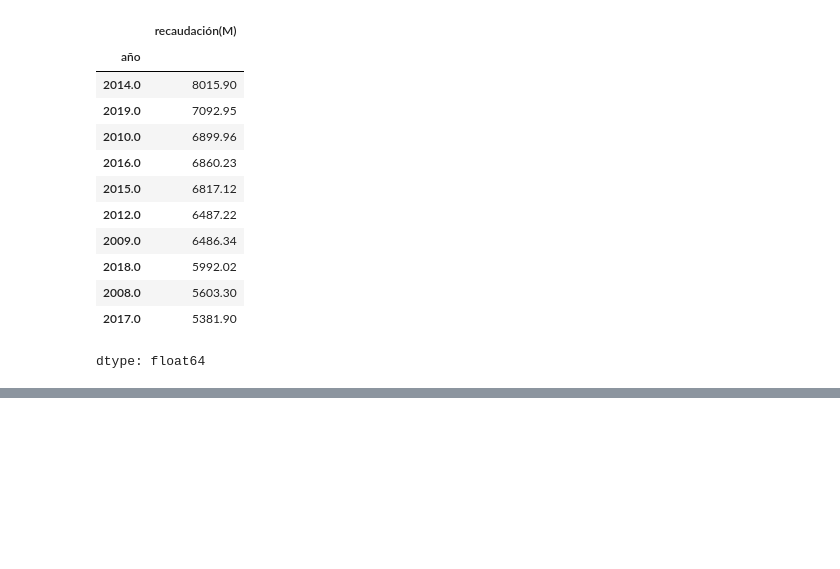
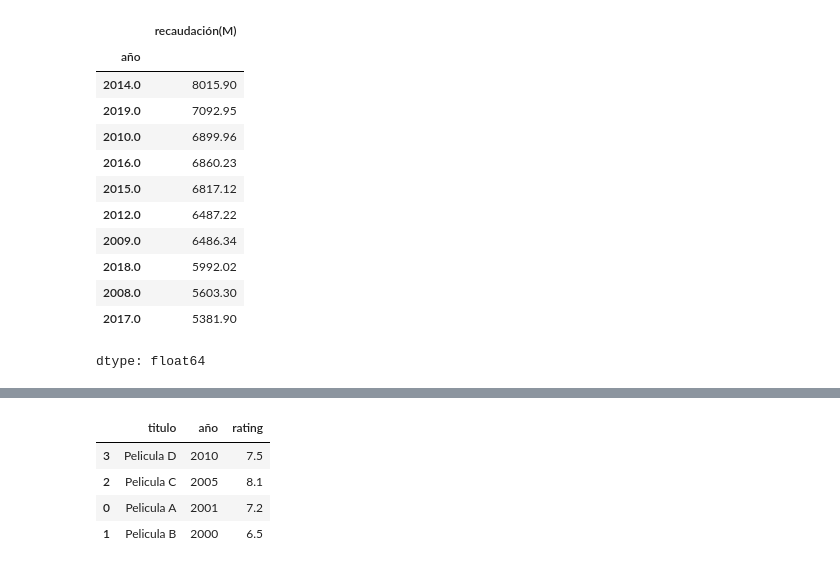
Before and after one commit to NightWingC/data-science, a Jupyter notebook: CodigoPython/Dia7/CuadernosparaPracticas/OrdenaryAgruparDataFrames.ipynb, the cells around one changed output, grey strips where cells are left out. Drawn from its saved outputs; the diff is of its cells as text; code cells hidden in the pictures; blank space fills up the shorter version.

Commit message:
sort_values and groupby

```diff
--- a/CodigoPython/Dia7/CuadernosparaPracticas/OrdenaryAgruparDataFrames.ipynb
+++ b/CodigoPython/Dia7/CuadernosparaPracticas/OrdenaryAgruparDataFrames.ipynb
@@ -92,0 +109,10 @@ dtype: float64
+# %%
+# Ordenando el DataFrame por la columna 'año' en orden ascendente
+df_ordenado = df_ejercicio.sort_values("año", ascending=False)
+df_ordenado
+# %% [output]
+|  | titulo | año | rating |
+| 3 | Pelicula D | 2010 | 7.5 |
+| 2 | Pelicula C | 2005 | 8.1 |
+| 0 | Pelicula A | 2001 | 7.2 |
+| 1 | Pelicula B | 2000 | 6.5 |
```
Also changed, not shown: parts of 4 cells of this notebook.
